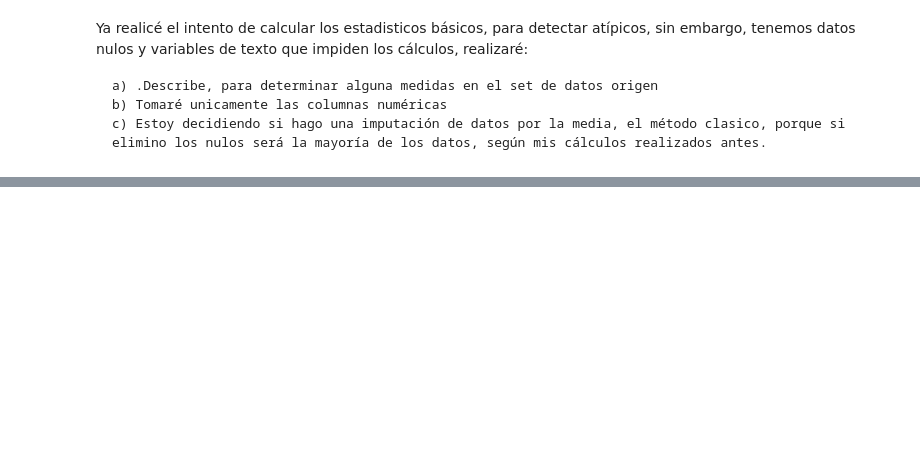
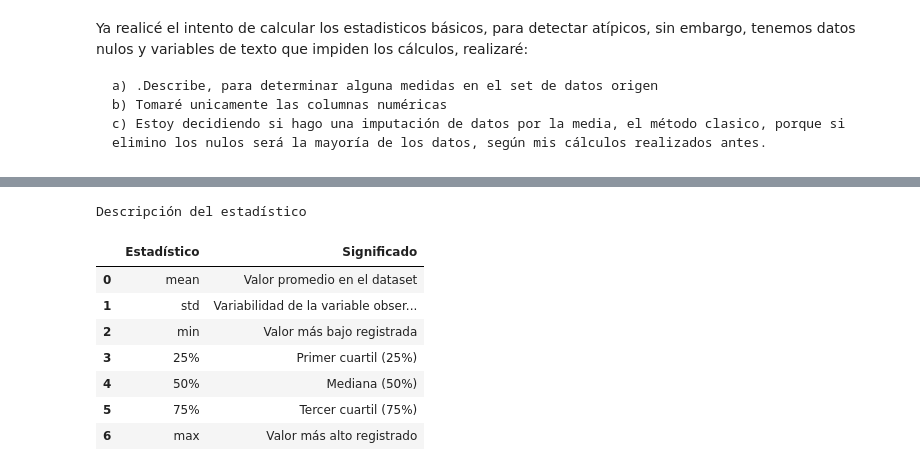
Before and after one commit to utm-ic/pr1-2-data-manipulation-Geography-OS, a Jupyter notebook: reporte_mentalhealt.ipynb, the cells around one changed output, grey strips where cells are left out. Cells and saved outputs as stored; diff of their text form; code cells hidden in the pictures; blank space fills up the shorter version.

```diff
--- a/reporte_mentalhealt.ipynb
+++ b/reporte_mentalhealt.ipynb
@@ -491,0 +310,28 @@ memory usage: 197.0+ KB
+# %%
+#Esta es una leyenda de como debemos interpretar la tabla de valores gnerada por .describe(), es de las cosas que voy aprendiendo!!
+
+data = {
+    "Estadístico": ["mean", "std", "min", "25%", "50%", "75%", "max"],
+    "Significado": [
+        "Valor promedio en el dataset",
+        "Variabilidad de la variable observada",
+        "Valor más bajo registrada",
+        "Primer cuartil (25%)",
+        "Mediana (50%)",
+        "Tercer cuartil (75%)",
+        "Valor más alto registrado"
+    ]
+}
+
+df_stats = pd.DataFrame(data)
+df_stats.style.set_caption("Descripción del estadístico")
+# %% [output]
+Descripción del estadístico
+|  | Estadístico | Significado |
+| 0 | mean | Valor promedio en el dataset |
+| 1 | std | Variabilidad de la variable obser... |
+| 2 | min | Valor más bajo registrada |
+| 3 | 25% | Primer cuartil (25%) |
+| 4 | 50% | Mediana (50%) |
+| 5 | 75% | Tercer cuartil (75%) |
+| 6 | max | Valor más alto registrado |
```
Also changed, not shown: parts of 43 cells of this notebook.
